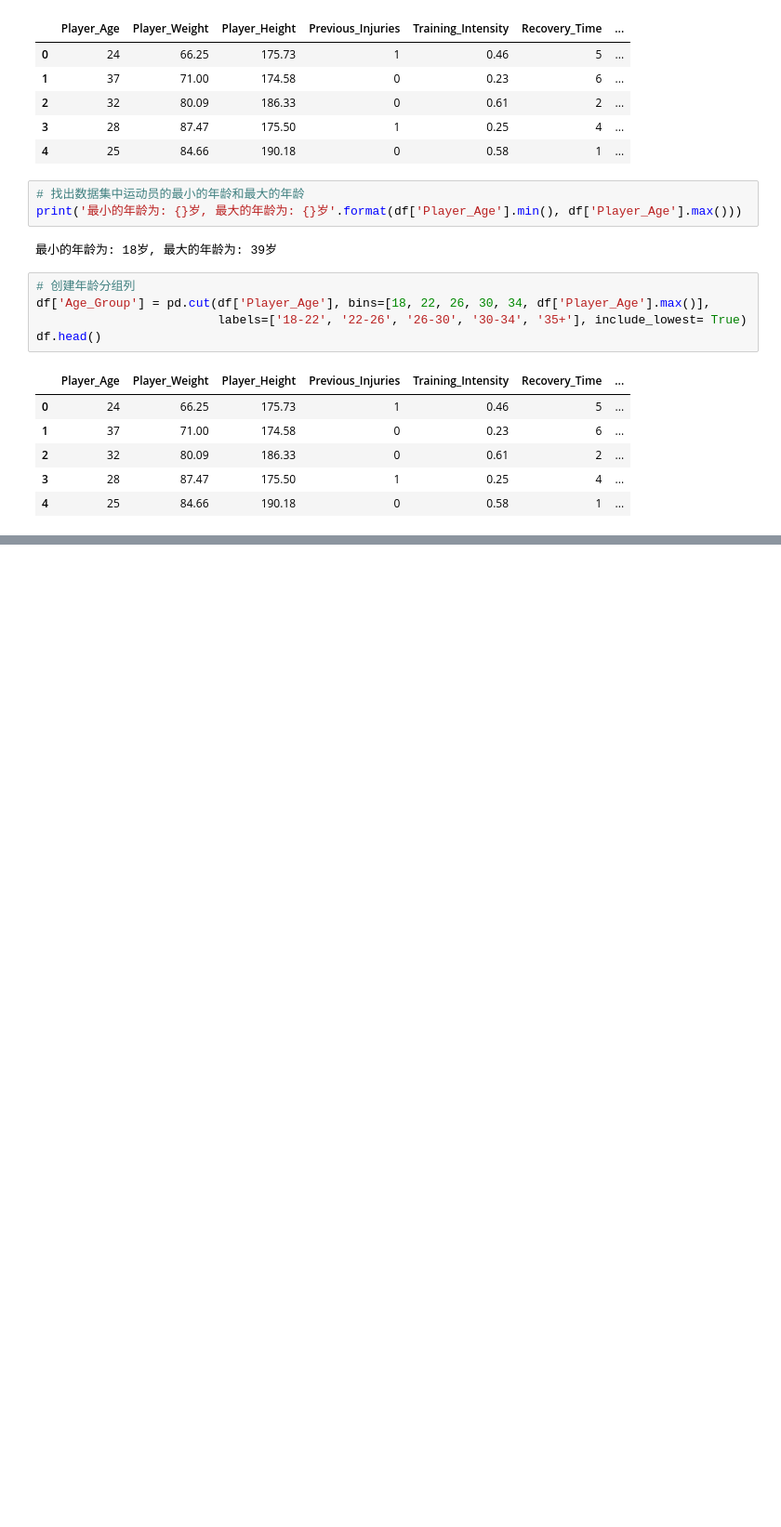
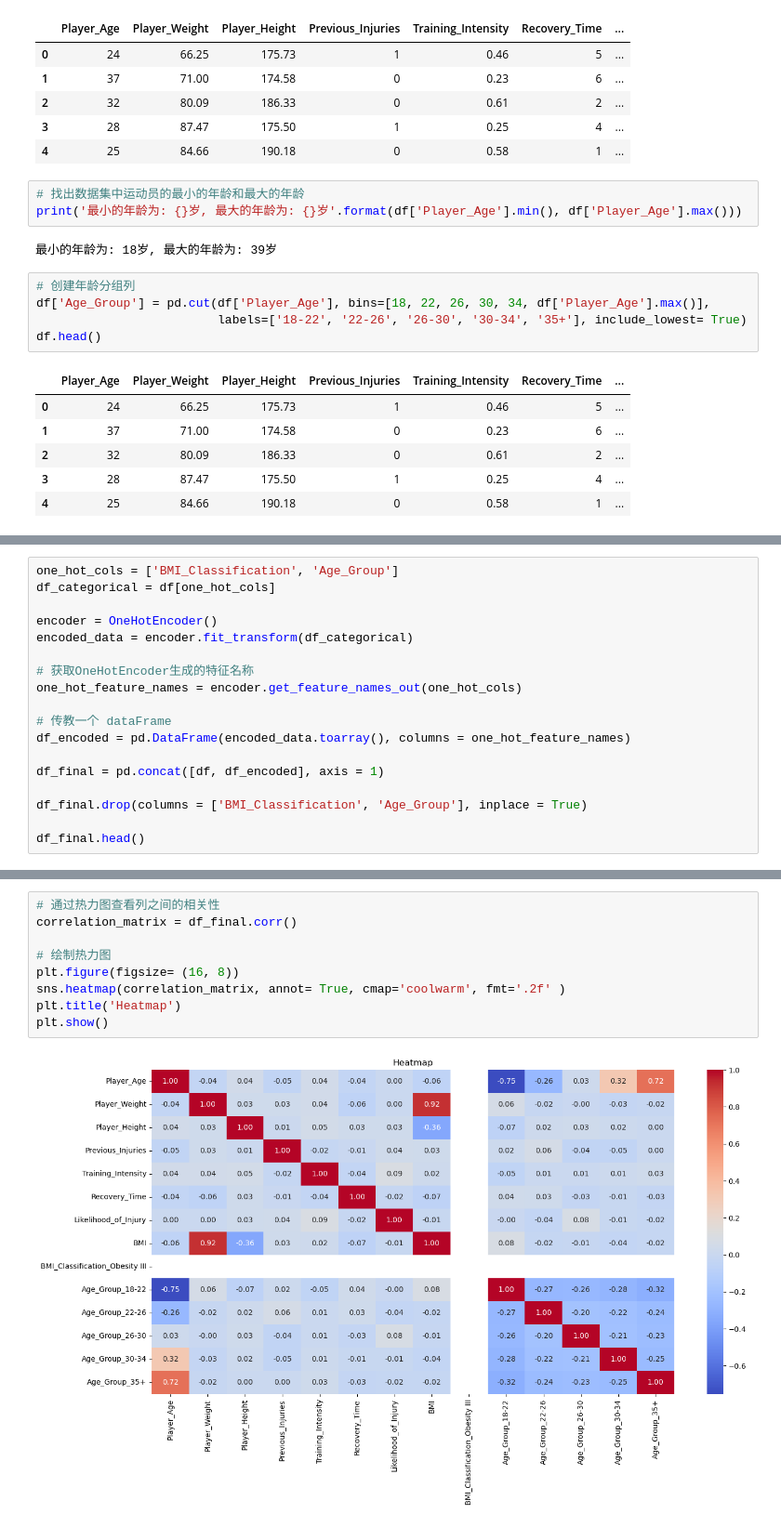
Before and after one commit to Dougzl/AI, a Jupyter notebook: 99.实战/运动员受伤预测.ipynb, the cells around one changed output, grey strips where cells are left out. Shown at 93% size. Cells and saved outputs as stored; diff of their text form; blank space fills up the shorter version.

```diff
--- a/99.实战/运动员受伤预测.ipynb
+++ b/99.实战/运动员受伤预测.ipynb
@@ -127,0 +174,18 @@ df.head()
+# %%
+one_hot_cols = ['BMI_Classification', 'Age_Group']
+df_categorical = df[one_hot_cols]
+
+encoder = OneHotEncoder()
+encoded_data = encoder.fit_transform(df_categorical)
+
+# 获取OneHotEncoder生成的特征名称
+one_hot_feature_names = encoder.get_feature_names_out(one_hot_cols)
+
+# 传教一个 dataFrame
+df_encoded = pd.DataFrame(encoded_data.toarray(), columns = one_hot_feature_names)
+
+df_final = pd.concat([df, df_encoded], axis = 1)
+
+df_final.drop(columns = ['BMI_Classification', 'Age_Group'], inplace = True)
+
+df_final.head()
@@ -127,0 +199,11 @@ df.head()
+# %%
+# 通过热力图查看列之间的相关性
+correlation_matrix = df_final.corr()
+
+# 绘制热力图
+plt.figure(figsize= (16, 8))
+sns.heatmap(correlation_matrix, annot= True, cmap='coolwarm', fmt='.2f' )
+plt.title('Heatmap')
+plt.show()
+# %% [output]
+[figure, added]
```
Also changed, not shown: parts of 13 cells of this notebook, 1 other file.
